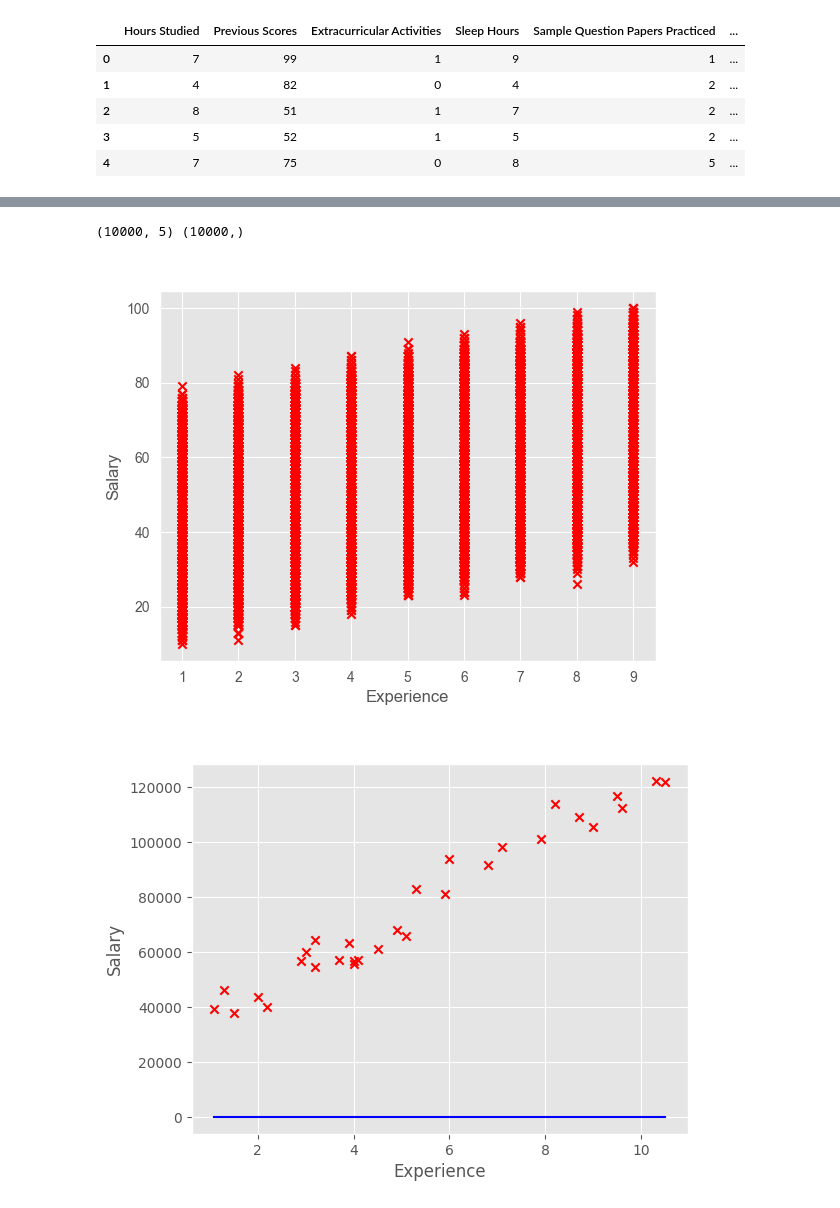
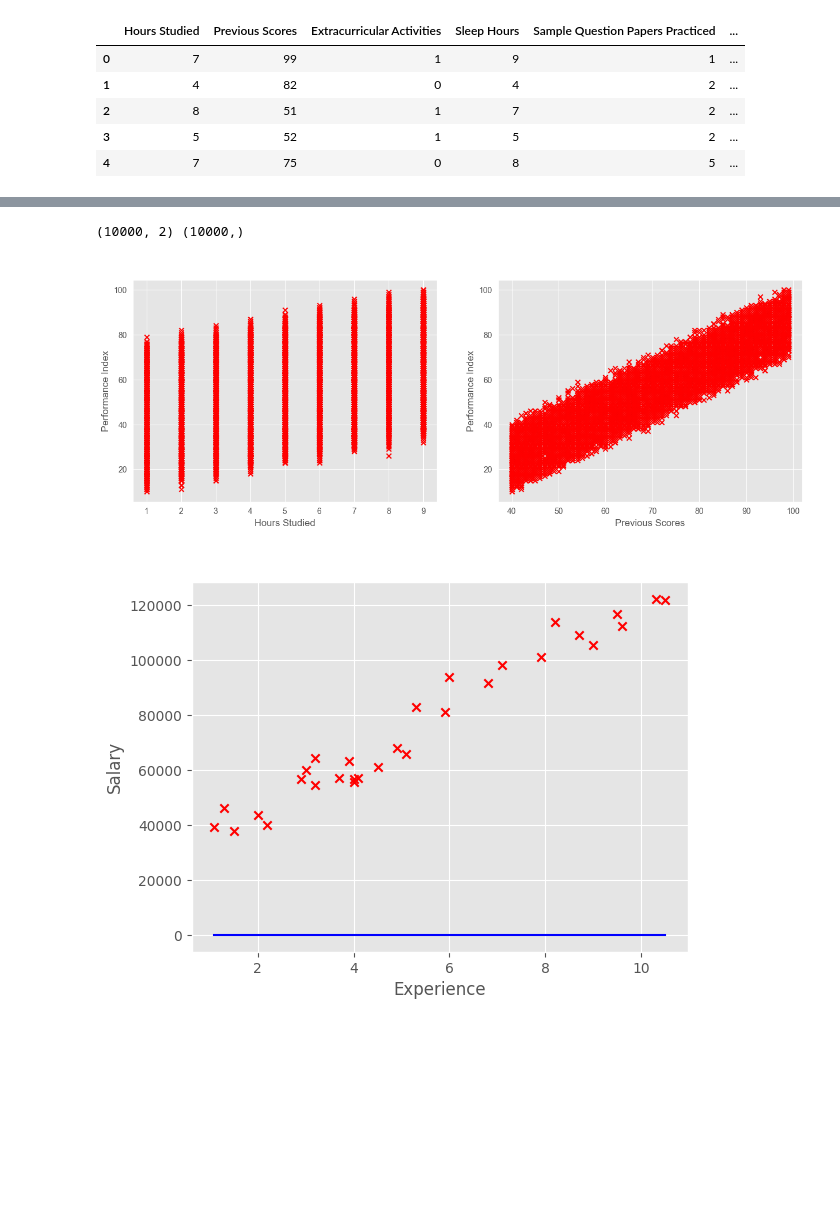
Before and after one commit to alinoor4/linear_regression_model, a Jupyter notebook: multi_linear_reg.ipynb, the cells around one changed output, grey strips where cells are left out. Saved outputs shown, nothing was run; the diff lists cells and outputs as text; code cells hidden in the pictures; blank space fills up the shorter version.

```diff
--- a/multi_linear_reg.ipynb
+++ b/multi_linear_reg.ipynb
@@ -25,20 +24,27 @@ df.head()
 # %%
-X_train = df[['Hours Studied', 'Previous Scores', 'Extracurricular Activities', 'Sleep Hours', 'Sample Question Papers Practiced']].values
+X_train = df[['Hours Studied', 'Previous Scores']].values
 y_train = df['Performance Index'].values
 
 print(X_train.shape, y_train.shape)
 # %% [output]
-(10000, 5) (10000,)
+(10000, 2) (10000,)
 # %%
 plt.style.use('ggplot')
-plt.scatter(X_train[:,0], y_train, marker='x', c='red')
-plt.title('Salary vs Experience')
-plt.xlabel('Experience')
-plt.ylabel('Salary')
-plt.subplot()
+
+fig, axs = plt.subplots(1,2, figsize=(15,5))
+plt.title('Student Performance', fontsize=20)
+
+axs[0].scatter(X_train[:,0], y_train, marker='x', c='red')
+axs[0].set_xlabel('Hours Studied')
+axs[0].set_ylabel('Performance Index')
+
+axs[1].scatter(X_train[:,1], y_train, marker='x', c='red')
+axs[1].set_xlabel('Previous Scores')
+axs[1].set_ylabel('Performance Index')
+
 plt.show()
 # %% [output]
-[figure, old version]
+[figure, new version]
 # %%
 def compute_model_output(x, w, b):
     m = x.shape[0]
```
Also changed, not shown: parts of 3 cells of this notebook.
